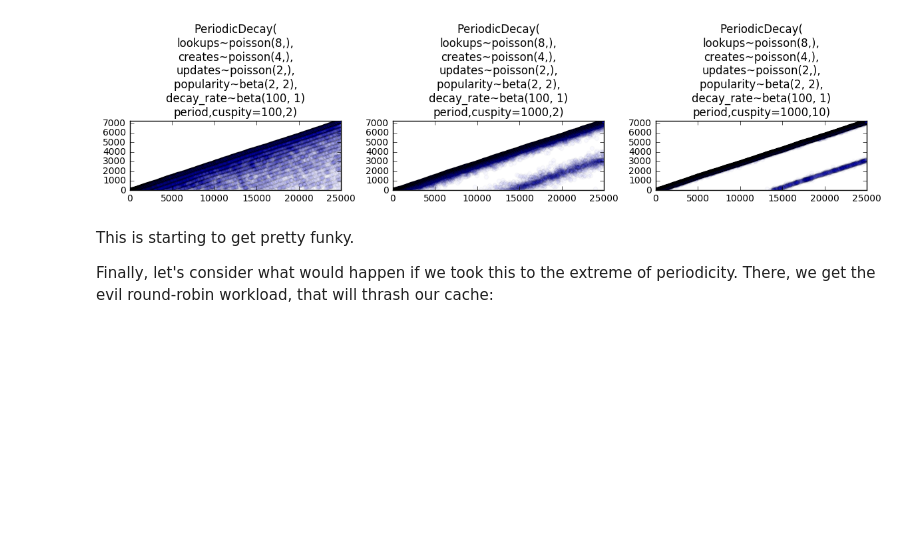
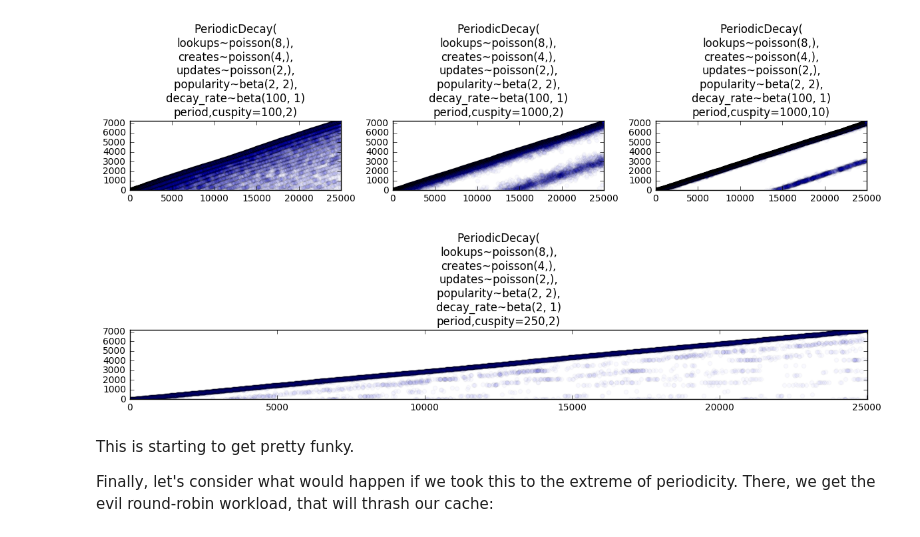
Before and after one commit to asross/cs265, a Jupyter notebook: simulations/lsemulation.ipynb, the cells around one changed output. Drawn from its saved outputs; the diff is of its cells as text; code cells hidden in the pictures; blank space fills up the shorter version.

```diff
--- a/simulations/lsemulation.ipynb
+++ b/simulations/lsemulation.ipynb
@@ -50,6 +50,10 @@ periods = [PeriodicDecayWorkload(period=100),
 plot_workloads(periods)
 # %% [output]
 [figure]
+# %%
+plot_workloads([PeriodicDecayWorkload(decay_rate=scipy.stats.beta(2,1), period=250)])
+# %% [output]
+[figure, added]
 # %% [markdown]
 This is starting to get pretty funky.
 
```
Also changed, not shown: parts of 6 cells of this notebook, 6 other files.
